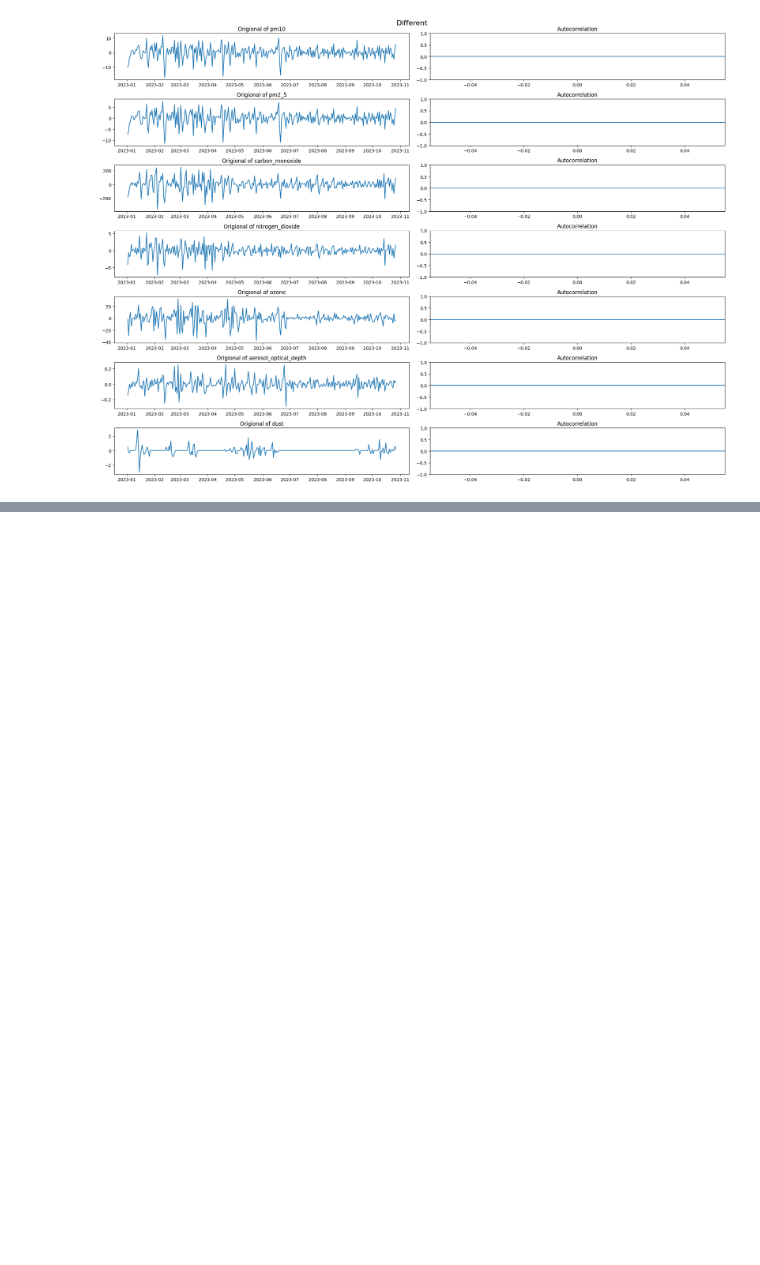
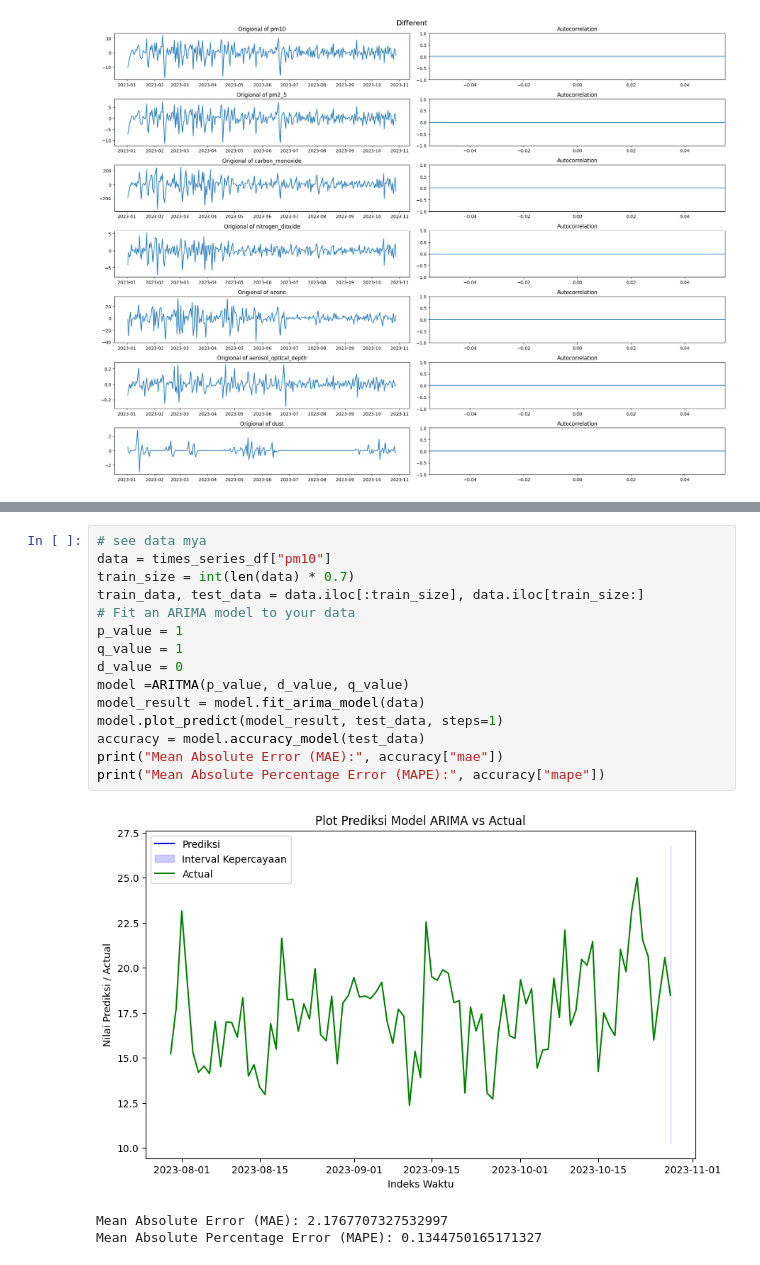
Before and after one commit to kayabaakihiko13/Scrapping_And_Analitic_OpenMeto, a Jupyter notebook: jupyter/test.ipynb, the cells around one changed output, grey strips where cells are left out. Drawn from its saved outputs; the diff is of its cells as text; blank space fills up the shorter version.

```diff
--- a/jupyter/test.ipynb
+++ b/jupyter/test.ipynb
@@ -549,3 +538,22 @@ max     15.360808
+# %%
+# see data mya
+data = times_series_df["pm10"]
+train_size = int(len(data) * 0.7)
+train_data, test_data = data.iloc[:train_size], data.iloc[train_size:]
+# Fit an ARIMA model to your data
+p_value = 1
+q_value = 1
+d_value = 0
+model =ARITMA(p_value, d_value, q_value)
+model_result = model.fit_arima_model(data)
+model.plot_predict(model_result, test_data, steps=1)
+accuracy = model.accuracy_model(test_data)
+print("Mean Absolute Error (MAE):", accuracy["mae"])
+print("Mean Absolute Percentage Error (MAPE):", accuracy["mape"])
+# %% [output]
+[figure, added]
+Mean Absolute Error (MAE): 2.1767707327532997
+Mean Absolute Percentage Error (MAPE): 0.1344750165171327
 # %% [markdown]
 # Reference
 
```
Also changed, not shown: parts of 27 cells of this notebook.
